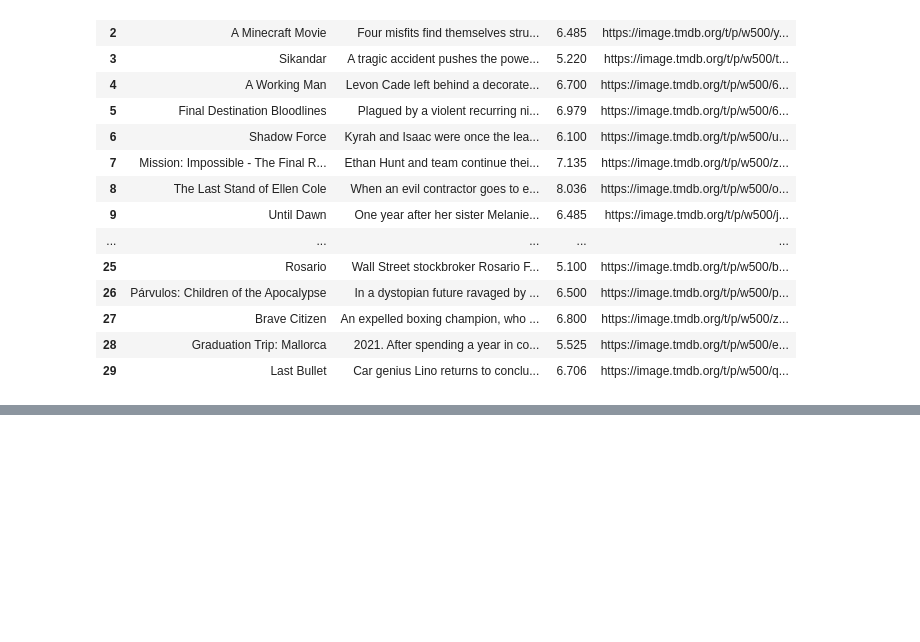
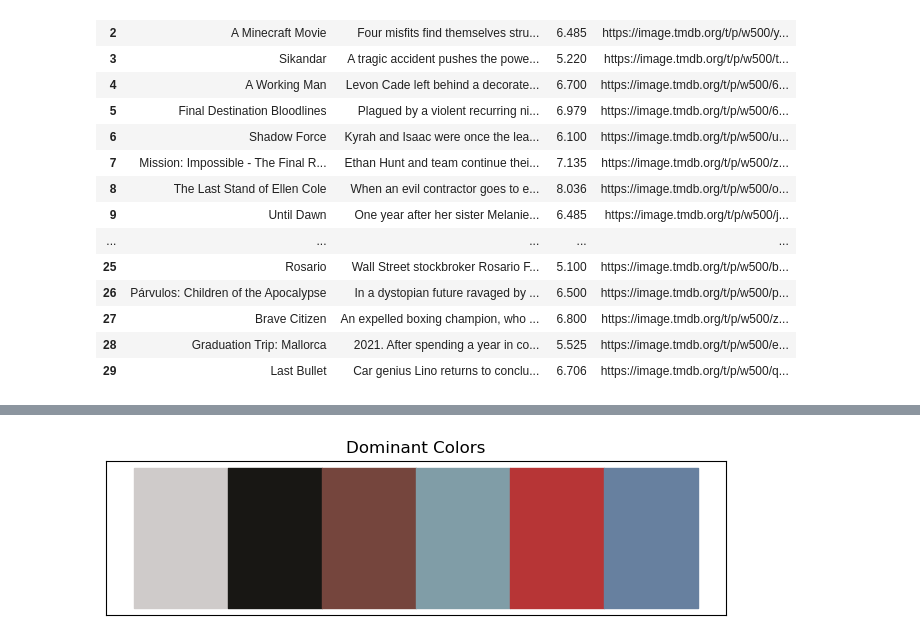
Before and after one commit to Aigerimkrm/Mood-to-Movies, a Jupyter notebook: MoodMovie2.ipynb, the cells around one changed output, grey strips where cells are left out. Saved outputs shown, nothing was run; the diff lists cells and outputs as text; code cells hidden in the pictures; blank space fills up the shorter version.

```diff
--- a/MoodMovie2.ipynb
+++ b/MoodMovie2.ipynb
@@ -220,0 +352,15 @@ df.to_csv('top_rated_movies.csv', index=False)
+# %%
+# Convert RGB 0-255 to 0-1 scale for matplotlib
+palette_normalized = [(r/255, g/255, b/255) for r, g, b in palette]
+
+# Plot color swatches
+plt.figure(figsize=(8, 2))
+for i, color in enumerate(palette_normalized):
+    plt.fill_between([i, i+1], 0, 1, color=color)
+
+plt.xticks([])
+plt.yticks([])
+plt.title('Dominant Colors')
+plt.show()
+# %% [output]
+[figure, added]
```
Also changed, not shown: parts of 37 cells of this notebook.
